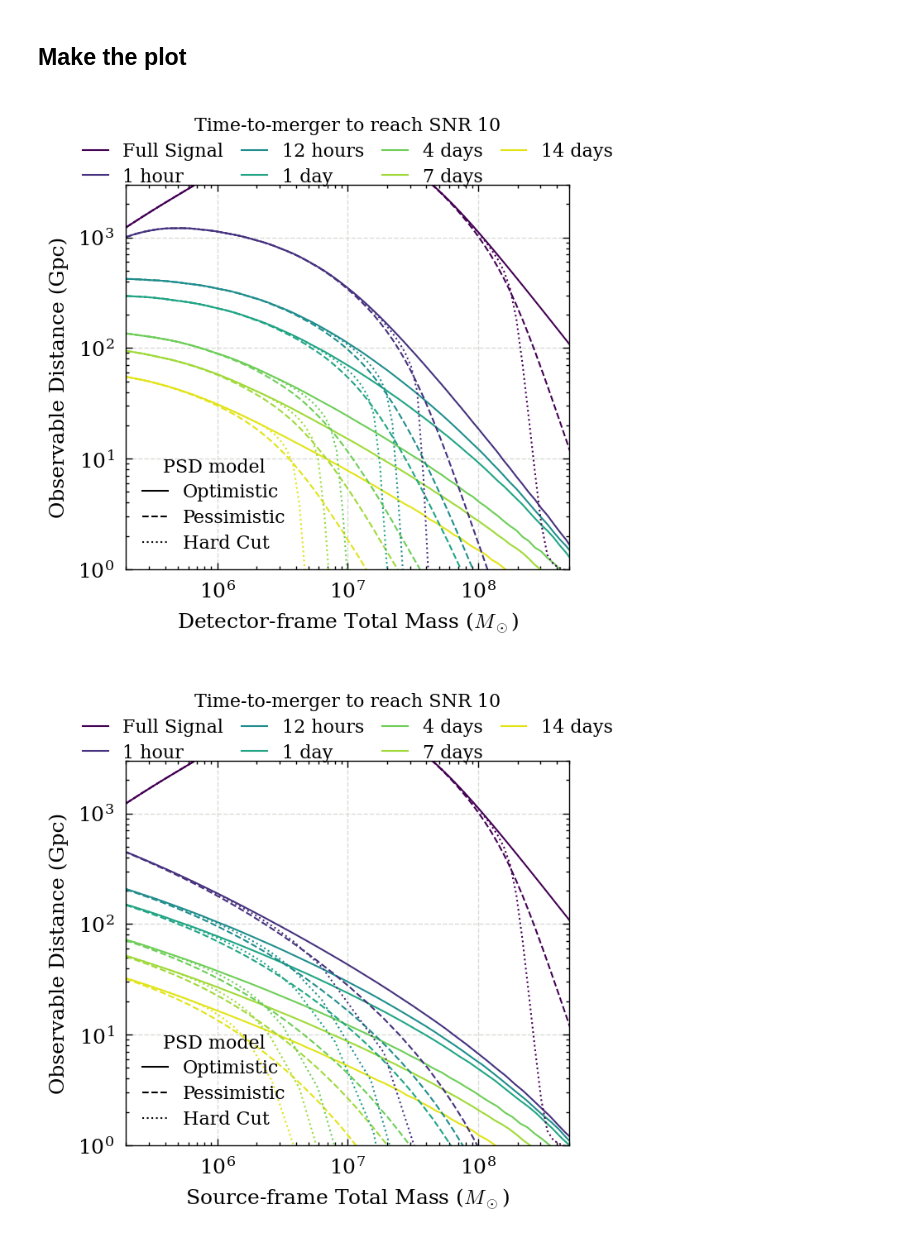
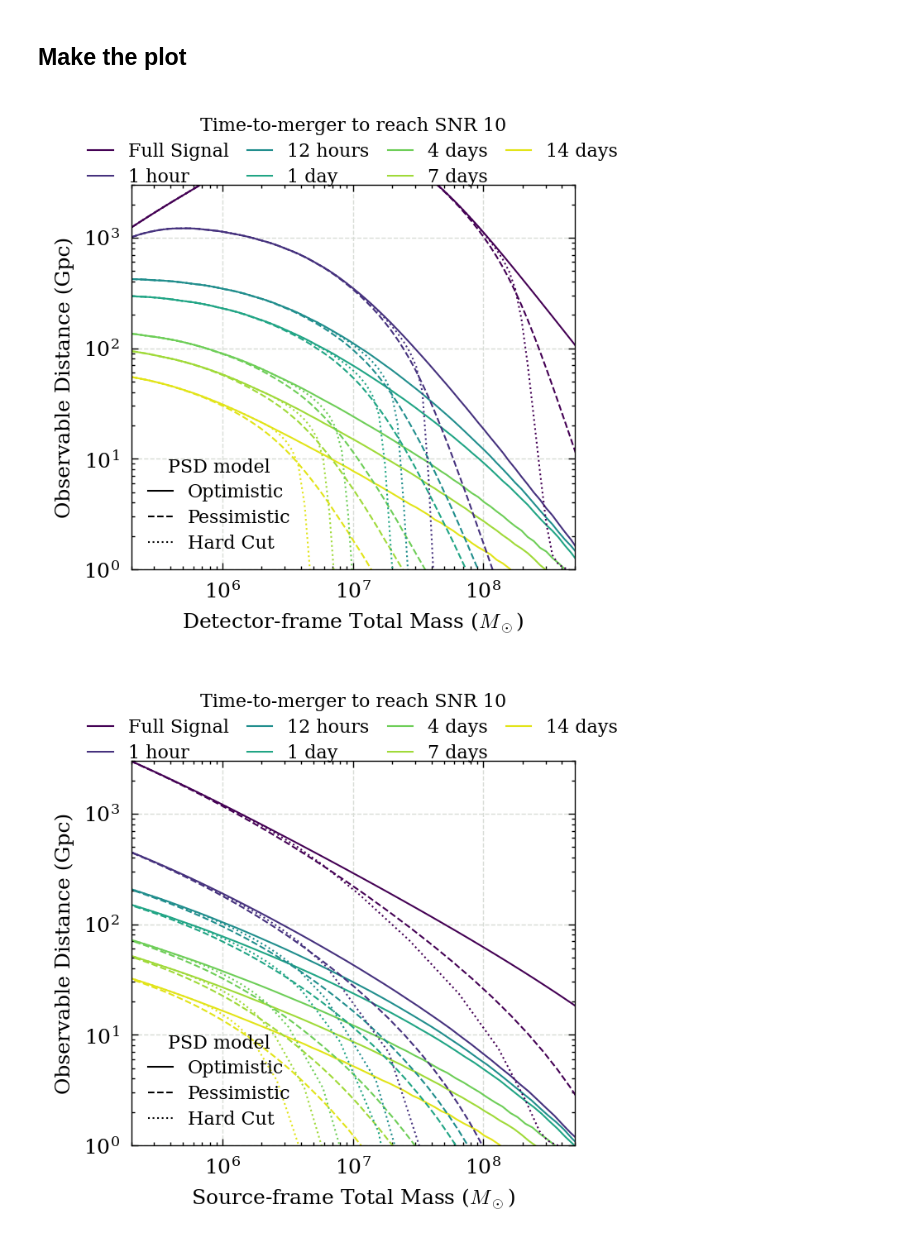
Before and after one commit to icg-gravwaves/lisa_premerger_paper, a Jupyter notebook: _sources/Sensitive_Distance_Plot/plot_sensitive_distance.ipynb, the cells around one changed output. Cells and saved outputs as stored; diff of their text form; code cells hidden in the pictures.

```diff
--- a/_sources/Sensitive_Distance_Plot/plot_sensitive_distance.ipynb
+++ b/_sources/Sensitive_Distance_Plot/plot_sensitive_distance.ipynb
@@ -151,7 +169,7 @@ for source_frame_masses in [0,1]:
             lgc0 = times[inp_type] == 0
             # Also add the time=0 line
             ax.plot(
-                masses[inp_type][lgc0] * 2,
+                curr_mass[inp_type][lgc0] * 2,
                 dists[inp_type][lgc0],
                 color=line_cmap(0),
                 linestyle=linestyle
@@ -182,32 +200,32 @@ for source_frame_masses in [0,1]:
                 elif t == 1:
                     time_labels.append('1 day')
                 elif t == 1 / 24:
                     time_labels.append('1 hour')
                 else:
                     time_labels.append(f'{t * 24:.0f} hours')
 
         ax.legend(
             time_lines,
             time_labels,
             loc='upper center',
             title='Time-to-merger to reach SNR 10',
             bbox_to_anchor=(0.5, 1.22),
             ncol=4
         )
 
         ax.add_artist(leg1)
 
         # Labels for axes:
         ax.set_xlabel(curr_label)
         ax.set_ylabel('Observable Distance (Gpc)')
 
         # plotting tweaks
         ax.loglog()
         ax.set_xlim([2e5, 5e8])
         ax.set_ylim([1, 3e3])
         ax.grid(zorder=-100)  # Grid _behind_ data
 
         #plt.savefig(filename)
 # %% [output]
-[figure, old version]
+[figure, new version]
-[figure, old version]
+[figure, new version]
```
Also changed, not shown: parts of 1 cell of this notebook, 5 other files.
